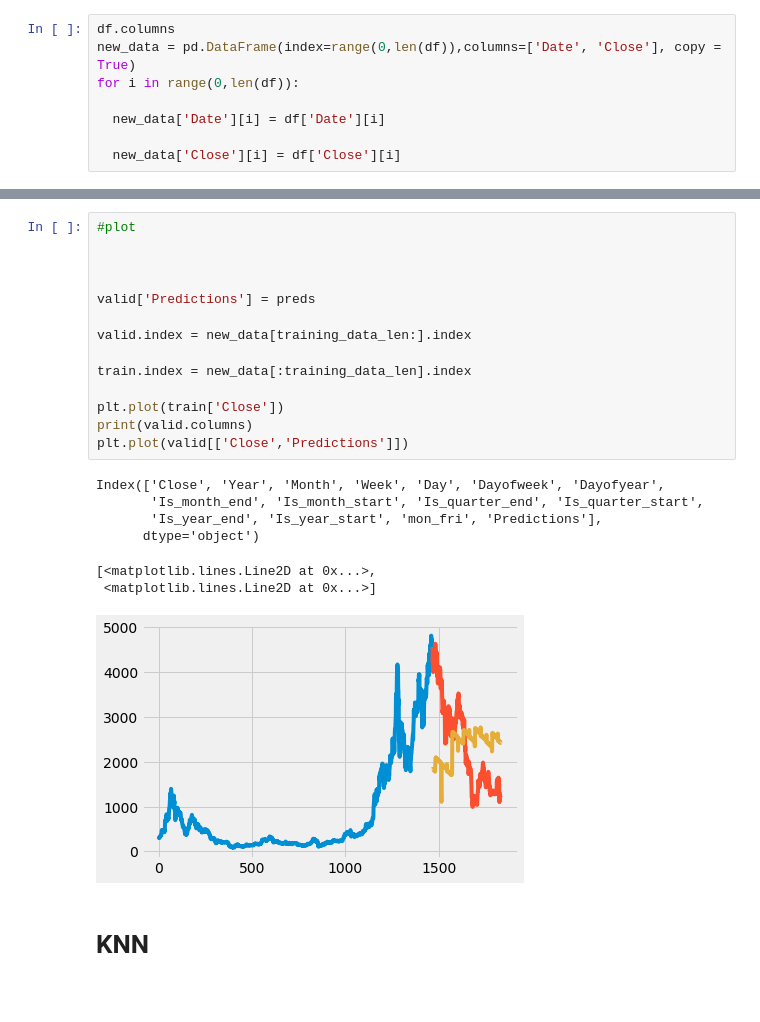
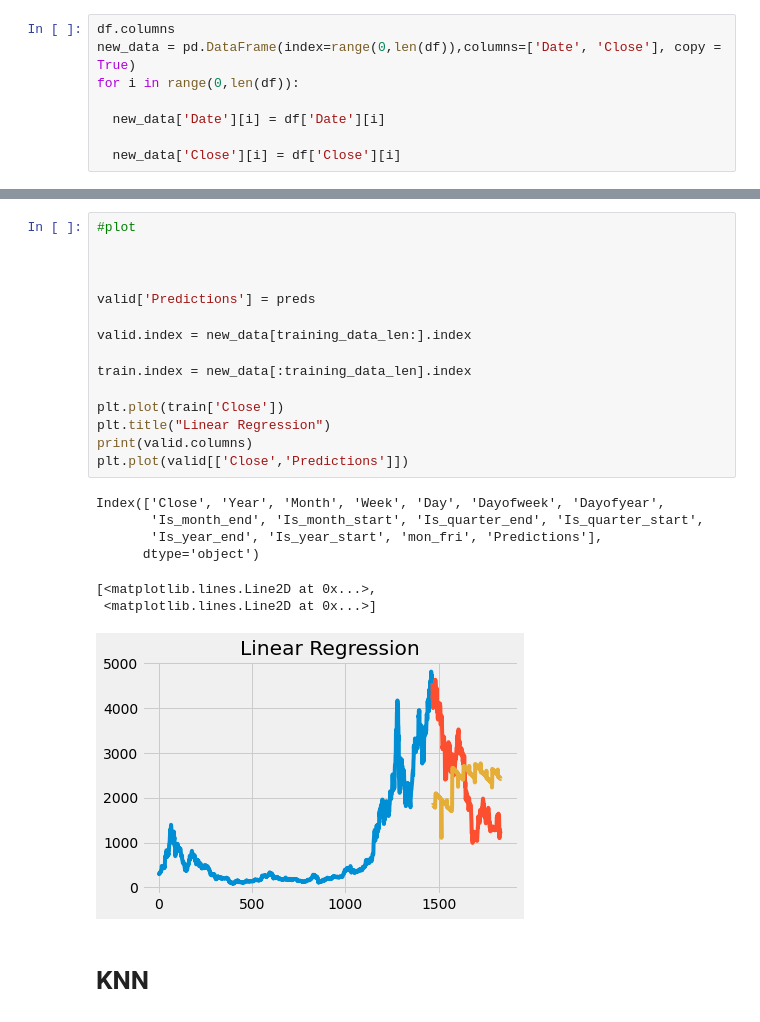
Before and after one commit to renyong0102/CS5100group7, a Jupyter notebook: OtherModels.ipynb, the cells around one changed output, grey strips where cells are left out. Saved outputs shown, nothing was run; the diff lists cells and outputs as text.

```diff
--- a/OtherModels.ipynb
+++ b/OtherModels.ipynb
@@ -347,25 +326,26 @@ rms
 # %%
 #plot
 
 
 
 valid['Predictions'] = preds
 
 valid.index = new_data[training_data_len:].index
 
 train.index = new_data[:training_data_len].index
 
 plt.plot(train['Close'])
+plt.title("Linear Regression")
 print(valid.columns)
 plt.plot(valid[['Close','Predictions']])
 # %% [output]
 Index(['Close', 'Year', 'Month', 'Week', 'Day', 'Dayofweek', 'Dayofyear',
        'Is_month_end', 'Is_month_start', 'Is_quarter_end', 'Is_quarter_start',
        'Is_year_end', 'Is_year_start', 'mon_fri', 'Predictions'],
       dtype='object')
 [<matplotlib.lines.Line2D at 0x...>,
  <matplotlib.lines.Line2D at 0x...>]
-[figure, old version]
+[figure, new version]
 # %% [markdown]
 # KNN
 # %%
```
Also changed, not shown: parts of 17 cells of this notebook.
